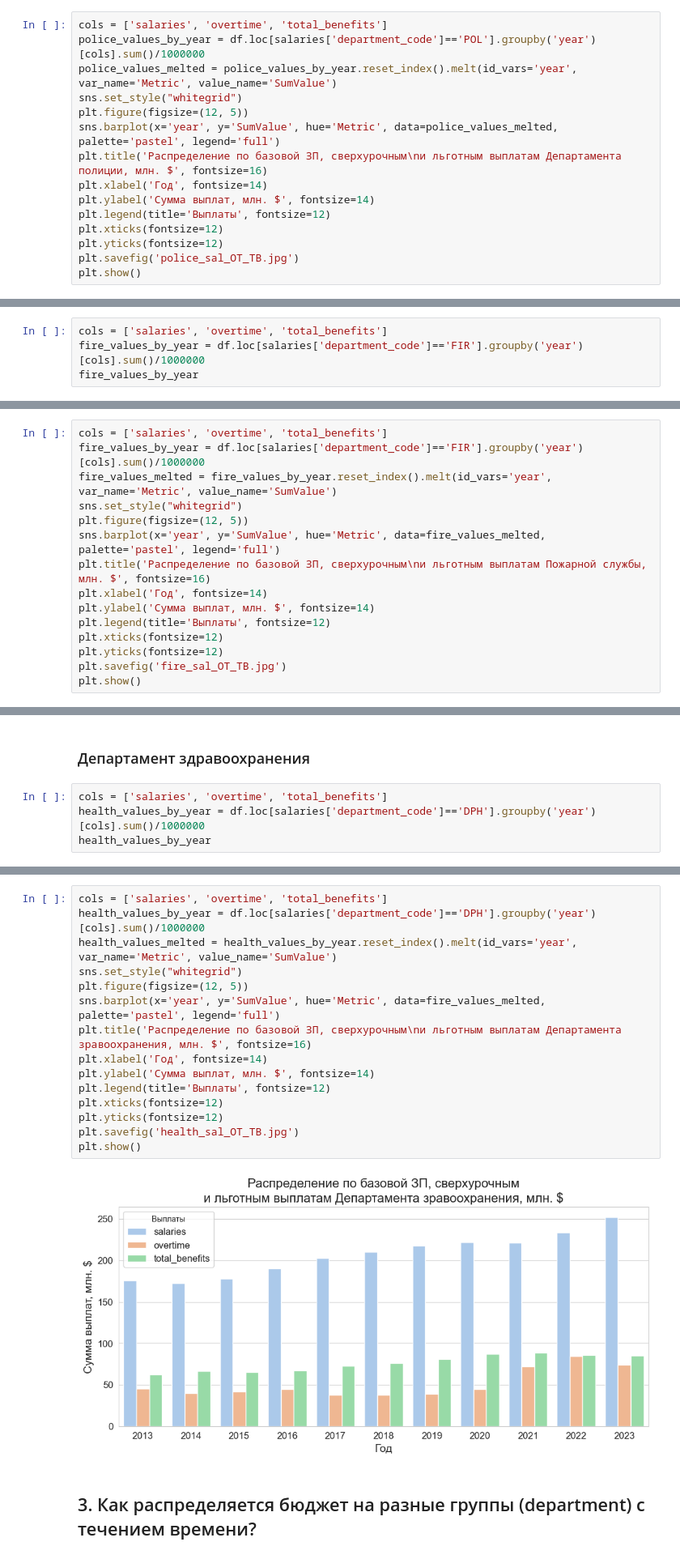
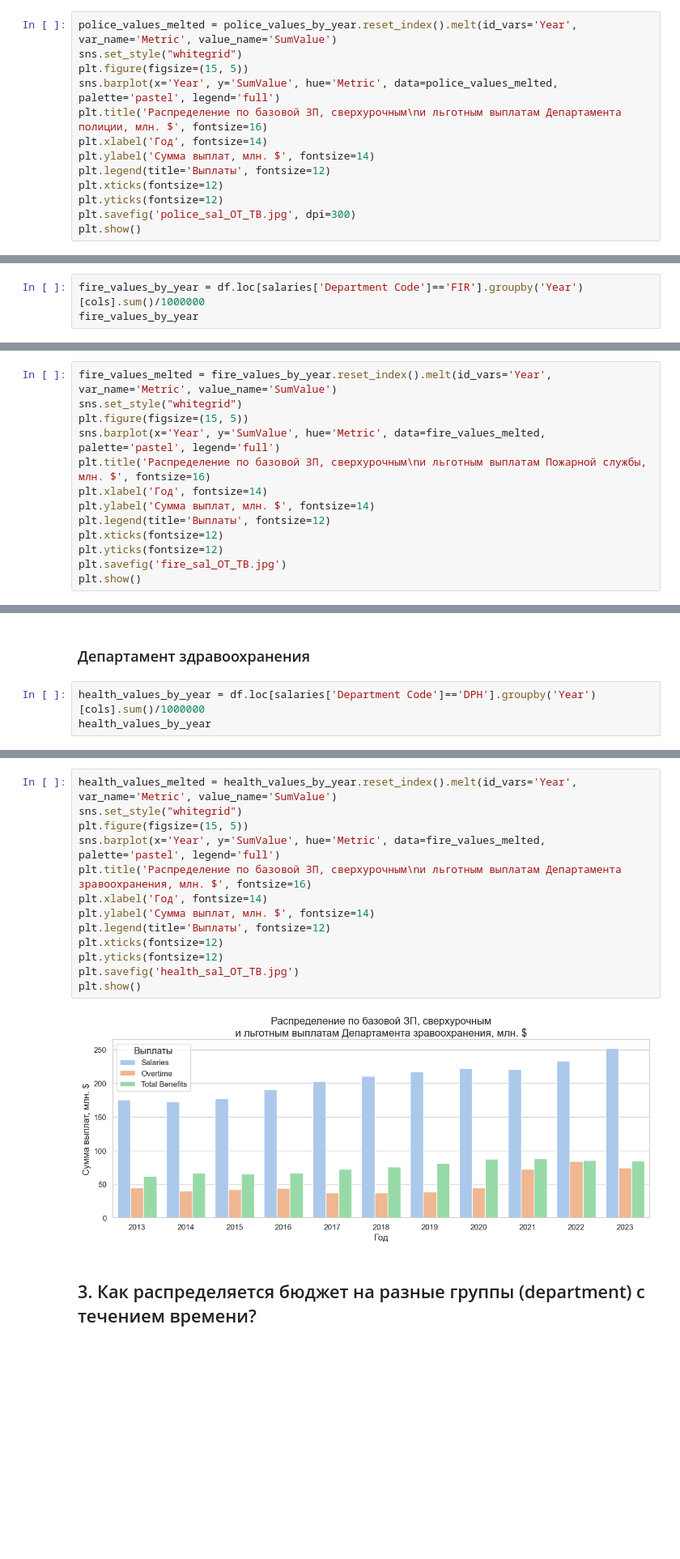
Before and after one commit to temasty/Project, a Jupyter notebook: Untitled3.ipynb, the cells around one changed output, grey strips where cells are left out. Shown at 81% size. Saved outputs shown, nothing was run; the diff lists cells and outputs as text; blank space fills up the shorter version.

```diff
--- a/Untitled3.ipynb
+++ b/Untitled3.ipynb
@@ -139,18 +291,16 @@ police_values_by_year
 | 2022 | 349.505149 | 103.828030 | 122.961087 |
 | 2023 | 359.846131 | 134.672646 | 118.629135 |
 # %%
-cols = ['salaries', 'overtime', 'total_benefits']
-police_values_by_year = df.loc[salaries['department_code']=='POL'].groupby('year')[cols].sum()/1000000
-police_values_melted = police_values_by_year.reset_index().melt(id_vars='year', var_name='Metric', value_name='SumValue')
+police_values_melted = police_values_by_year.reset_index().melt(id_vars='Year', var_name='Metric', value_name='SumValue')
 sns.set_style("whitegrid")
-plt.figure(figsize=(12, 5))
-sns.barplot(x='year', y='SumValue', hue='Metric', data=police_values_melted, palette='pastel', legend='full')
+plt.figure(figsize=(15, 5))
+sns.barplot(x='Year', y='SumValue', hue='Metric', data=police_values_melted, palette='pastel', legend='full')
 plt.title('Распределение по базовой ЗП, сверхурочным\nи льготным выплатам Департамента полиции, млн. $', fontsize=16)
 plt.xlabel('Год', fontsize=14)
 plt.ylabel('Сумма выплат, млн. $', fontsize=14)
 plt.legend(title='Выплаты', fontsize=12)
 plt.xticks(fontsize=12)
 plt.yticks(fontsize=12)
-plt.savefig('police_sal_OT_TB.jpg')
+plt.savefig('police_sal_OT_TB.jpg', dpi=300)
 plt.show()
 # %% [output]
@@ -158,7 +308,6 @@ plt.show()
 # %% [markdown]
 ### Пожарная служба
 # %%
-cols = ['salaries', 'overtime', 'total_benefits']
-fire_values_by_year = df.loc[salaries['department_code']=='FIR'].groupby('year')[cols].sum()/1000000
+fire_values_by_year = df.loc[salaries['Department Code']=='FIR'].groupby('Year')[cols].sum()/1000000
 fire_values_by_year
 # %% [output]
@@ -176,12 +325,10 @@ fire_values_by_year
 | 2022 | 233.508701 | 84.167778 | 85.704396 |
 | 2023 | 252.180429 | 74.213231 | 85.105716 |
 # %%
-cols = ['salaries', 'overtime', 'total_benefits']
-fire_values_by_year = df.loc[salaries['department_code']=='FIR'].groupby('year')[cols].sum()/1000000
-fire_values_melted = fire_values_by_year.reset_index().melt(id_vars='year', var_name='Metric', value_name='SumValue')
+fire_values_melted = fire_values_by_year.reset_index().melt(id_vars='Year', var_name='Metric', value_name='SumValue')
 sns.set_style("whitegrid")
-plt.figure(figsize=(12, 5))
-sns.barplot(x='year', y='SumValue', hue='Metric', data=fire_values_melted, palette='pastel', legend='full')
+plt.figure(figsize=(15, 5))
+sns.barplot(x='Year', y='SumValue', hue='Metric', data=fire_values_melted, palette='pastel', legend='full')
 plt.title('Распределение по базовой ЗП, сверхурочным\nи льготным выплатам Пожарной службы, млн. $', fontsize=16)
 plt.xlabel('Год', fontsize=14)
 plt.ylabel('Сумма выплат, млн. $', fontsize=14)
@@ -195,7 +342,6 @@ plt.show()
 # %% [markdown]
 ### Департамент здравоохранения
 # %%
-cols = ['salaries', 'overtime', 'total_benefits']
-health_values_by_year = df.loc[salaries['department_code']=='DPH'].groupby('year')[cols].sum()/1000000
+health_values_by_year = df.loc[salaries['Department Code']=='DPH'].groupby('Year')[cols].sum()/1000000
 health_values_by_year
 # %% [output]
@@ -213,22 +359,20 @@ health_values_by_year
 | 2022 | 891.596230 | 69.868397 | 340.306615 |
 | 2023 | 947.656703 | 75.968453 | 339.138315 |
 # %%
-cols = ['salaries', 'overtime', 'total_benefits']
-health_values_by_year = df.loc[salaries['department_code']=='DPH'].groupby('year')[cols].sum()/1000000
-health_values_melted = health_values_by_year.reset_index().melt(id_vars='year', var_name='Metric', value_name='SumValue')
+health_values_melted = health_values_by_year.reset_index().melt(id_vars='Year', var_name='Metric', value_name='SumValue')
 sns.set_style("whitegrid")
-plt.figure(figsize=(12, 5))
-sns.barplot(x='year', y='SumValue', hue='Metric', data=fire_values_melted, palette='pastel', legend='full')
+plt.figure(figsize=(15, 5))
+sns.barplot(x='Year', y='SumValue', hue='Metric', data=fire_values_melted, palette='pastel', legend='full')
 plt.title('Распределение по базовой ЗП, сверхурочным\nи льготным выплатам Департамента зравоохранения, млн. $', fontsize=16)
 plt.xlabel('Год', fontsize=14)
 plt.ylabel('Сумма выплат, млн. $', fontsize=14)
 plt.legend(title='Выплаты', fontsize=12)
 plt.xticks(fontsize=12)
 plt.yticks(fontsize=12)
 plt.savefig('health_sal_OT_TB.jpg')
 plt.show()
 # %% [output]
-[figure, old version]
+[figure, new version]
 # %% [markdown]
 ## 3.	Как распределяется бюджет на разные группы (department) с течением времени?
 # %%
```
Also changed, not shown: parts of 46 cells of this notebook.
